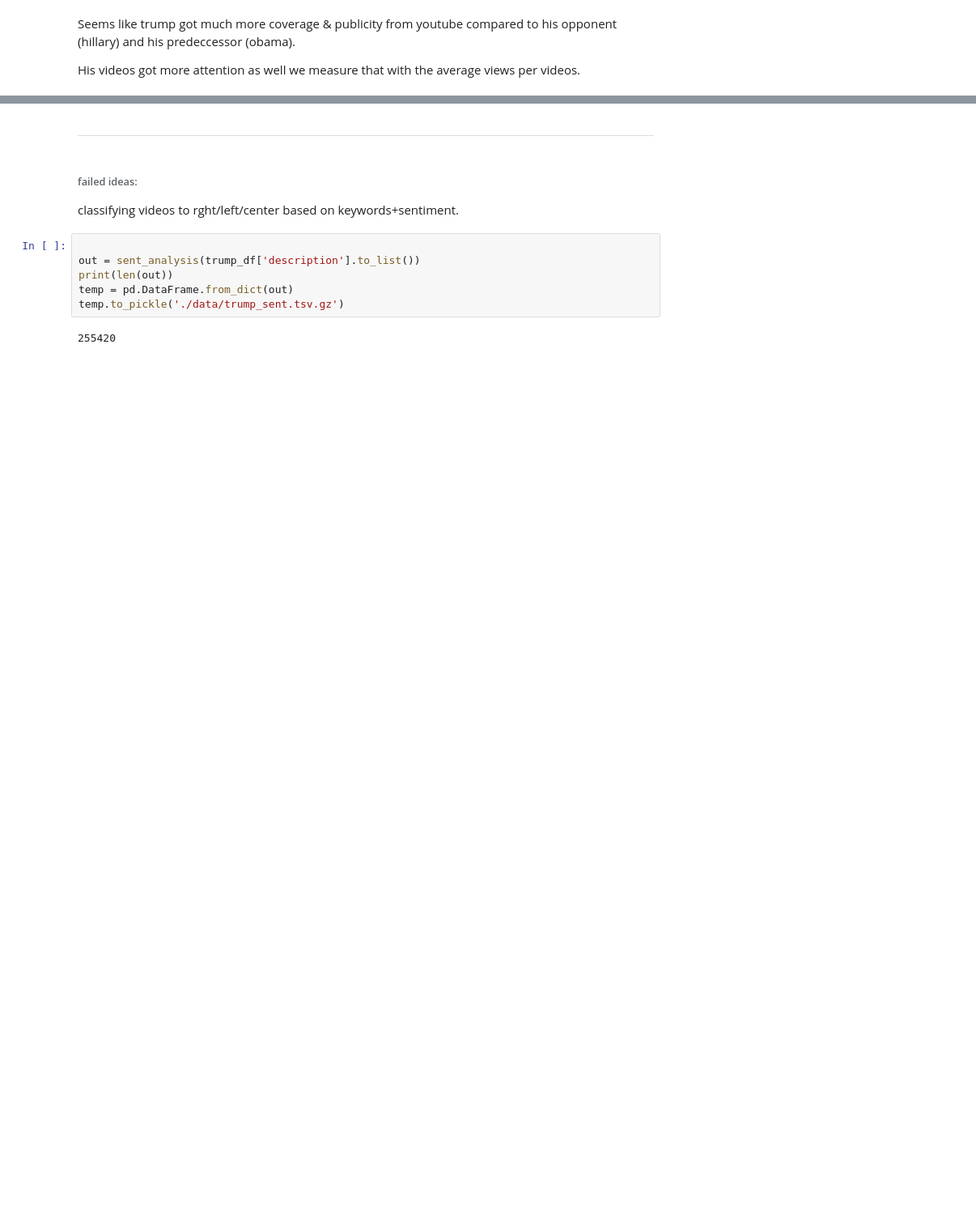
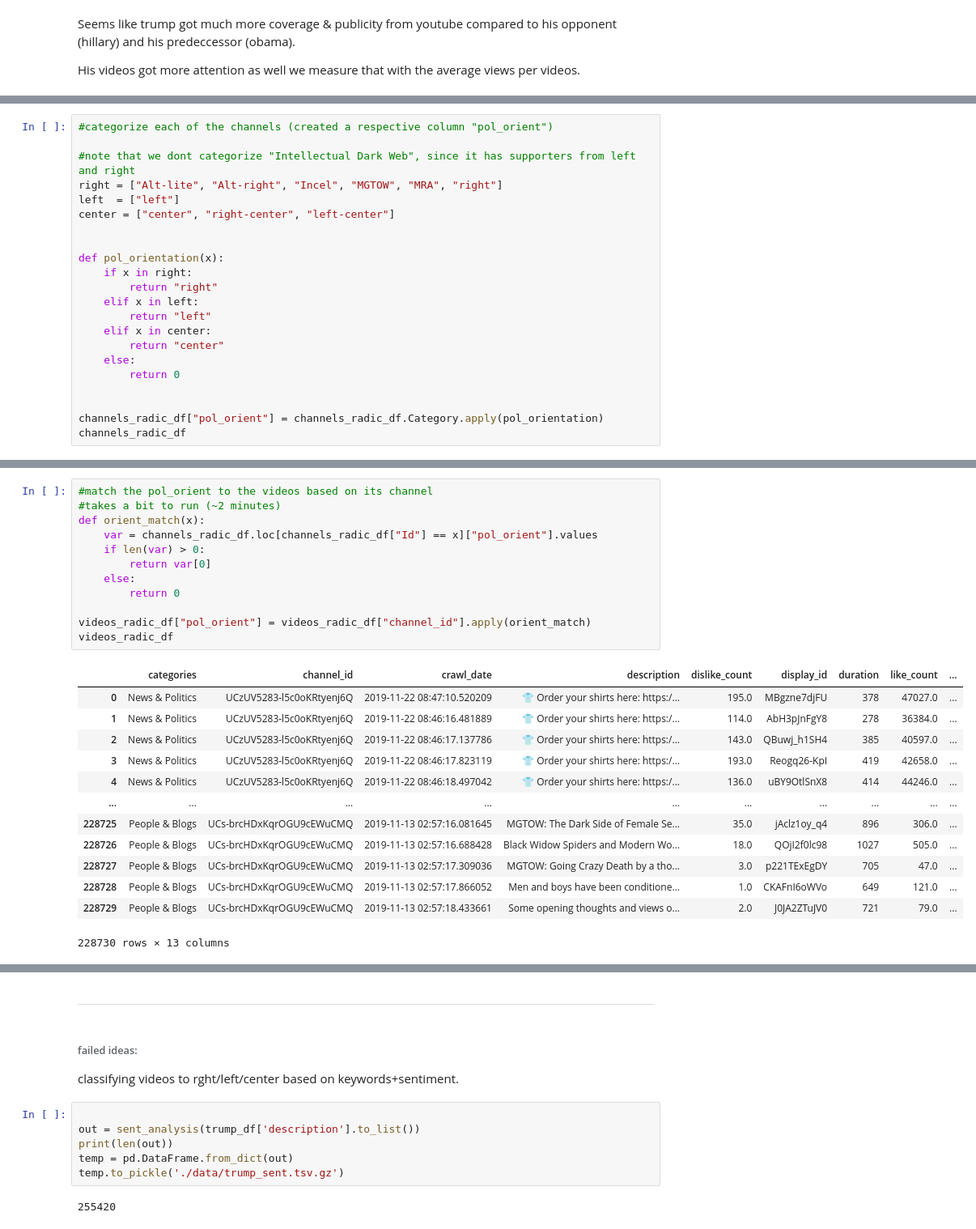
Before and after one commit to epfl-ada/ada-2022-project-powerrangers, a Jupyter notebook: explore_data.ipynb, the cells around one changed output, grey strips where cells are left out. Shown at 81% size. Saved outputs shown, nothing was run; the diff lists cells and outputs as text; blank space fills up the shorter version.

```diff
--- a/explore_data.ipynb
+++ b/explore_data.ipynb
@@ -330,0 +368,22 @@ We first explore this data set.
+# %%
+#categorize each of the channels (created a respective column "pol_orient")
+
+#note that we dont categorize "Intellectual Dark Web", since it has supporters from left and right
+right = ["Alt-lite", "Alt-right", "Incel", "MGTOW", "MRA", "right"]
+left  = ["left"]
+center = ["center", "right-center", "left-center"]
+
+
+def pol_orientation(x):
+    if x in right:
+        return "right"
+    elif x in left:
+        return "left"
+    elif x in center:
+        return "center"
+    else:
+        return 0
+
+
+channels_radic_df["pol_orient"] = channels_radic_df.Category.apply(pol_orientation)
+channels_radic_df
@@ -330,0 +404,26 @@ We first explore this data set.
+# %%
+#match the pol_orient to the videos based on its channel
+#takes a bit to run (~2 minutes)
+def orient_match(x):
+    var = channels_radic_df.loc[channels_radic_df["Id"] == x]["pol_orient"].values
+    if len(var) > 0:
+        return var[0]
+    else:
+        return 0
+
+videos_radic_df["pol_orient"] = videos_radic_df["channel_id"].apply(orient_match)
+videos_radic_df
+# %% [output]
+|  | categories | channel_id | crawl_date | description | dislike_count | display_id | duration | like_count | ... |
+| 0 | News & Politics | UCzUV5283-l5c0oKRtyenj6Q | 2019-11-22 08:47:10.520209 | 👕 Order your shirts here: https:/... | 195.0 | MBgzne7djFU | 378 | 47027.0 | ... |
+| 1 | News & Politics | UCzUV5283-l5c0oKRtyenj6Q | 2019-11-22 08:46:16.481889 | 👕 Order your shirts here: https:/... | 114.0 | AbH3pJnFgY8 | 278 | 36384.0 | ... |
+| 2 | News & Politics | UCzUV5283-l5c0oKRtyenj6Q | 2019-11-22 08:46:17.137786 | 👕 Order your shirts here: https:/... | 143.0 | QBuwj_h1SH4 | 385 | 40597.0 | ... |
+| 3 | News & Politics | UCzUV5283-l5c0oKRtyenj6Q | 2019-11-22 08:46:17.823119 | 👕 Order your shirts here: https:/... | 193.0 | Reogq26-KpI | 419 | 42658.0 | ... |
+| 4 | News & Politics | UCzUV5283-l5c0oKRtyenj6Q | 2019-11-22 08:46:18.497042 | 👕 Order your shirts here: https:/... | 136.0 | uBY9OtlSnX8 | 414 | 44246.0 | ... |
+| ... | ... | ... | ... | ... | ... | ... | ... | ... | ... |
+| 228725 | People & Blogs | UCs-brcHDxKqrOGU9cEWuCMQ | 2019-11-13 02:57:16.081645 | MGTOW: The Dark Side of Female Se... | 35.0 | jAclz1oy_q4 | 896 | 306.0 | ... |
+| 228726 | People & Blogs | UCs-brcHDxKqrOGU9cEWuCMQ | 2019-11-13 02:57:16.688428 | Black Widow Spiders and Modern Wo... | 18.0 | QOjI2f0lc98 | 1027 | 505.0 | ... |
+| 228727 | People & Blogs | UCs-brcHDxKqrOGU9cEWuCMQ | 2019-11-13 02:57:17.309036 | MGTOW: Going Crazy Death by a tho... | 3.0 | p221TExEgDY | 705 | 47.0 | ... |
+| 228728 | People & Blogs | UCs-brcHDxKqrOGU9cEWuCMQ | 2019-11-13 02:57:17.866052 | Men and boys have been conditione... | 1.0 | CKAFnI6oWVo | 649 | 121.0 | ... |
+| 228729 | People & Blogs | UCs-brcHDxKqrOGU9cEWuCMQ | 2019-11-13 02:57:18.433661 | Some opening thoughts and views o... | 2.0 | J0JA2ZTuJV0 | 721 | 79.0 | ... |
+228730 rows × 13 columns
```
Also changed, not shown: parts of 15 cells of this notebook.
